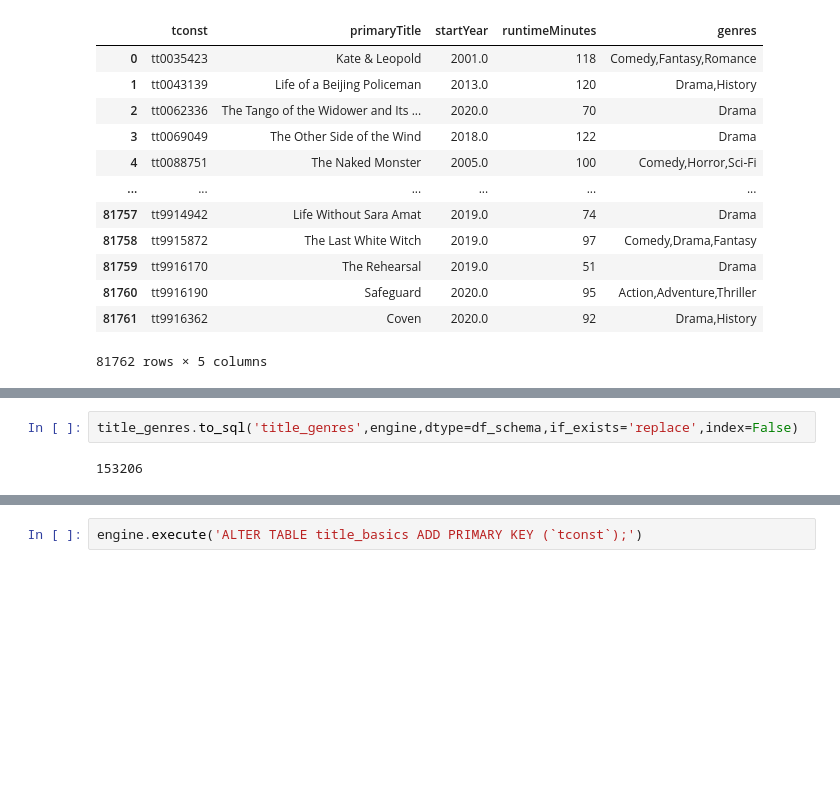
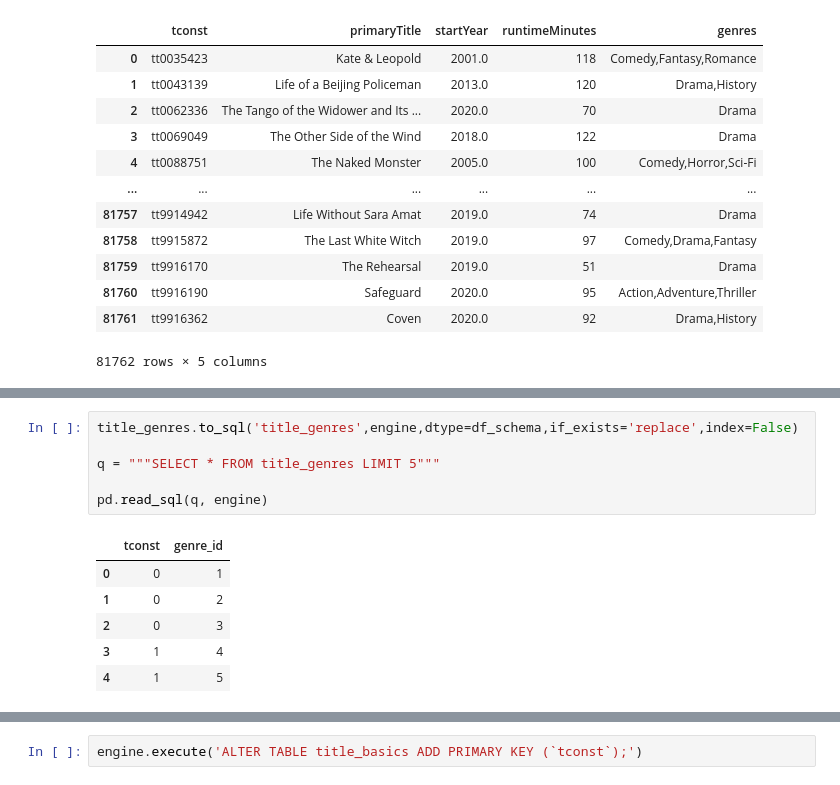
Before and after one commit to LuccasBracci/IMDB_Project, a Jupyter notebook: Part3/SQLDatabase_from_Movie_Data.ipynb, the cells around one changed output, grey strips where cells are left out. Cells and saved outputs as stored; diff of their text form; blank space fills up the shorter version.

```diff
--- a/Part3/SQLDatabase_from_Movie_Data.ipynb
+++ b/Part3/SQLDatabase_from_Movie_Data.ipynb
@@ -371,6 +380,15 @@ title_basics.to_sql('title_basics',engine,dtype=df_schema,if_exists='replace',in
 # %%
 title_genres.to_sql('title_genres',engine,dtype=df_schema,if_exists='replace',index=False)
+
+q = """SELECT * FROM title_genres LIMIT 5"""
+
+pd.read_sql(q, engine)
 # %% [output]
-153206
+|  | tconst | genre_id |
+| 0 | 0 | 1 |
+| 1 | 0 | 2 |
+| 2 | 0 | 3 |
+| 3 | 1 | 4 |
+| 4 | 1 | 5 |
 # %%
 title_ratings.to_sql('title_ratings',engine,dtype=df_schema,if_exists='replace',index=False)
```
Also changed, not shown: parts of 4 cells of this notebook.
